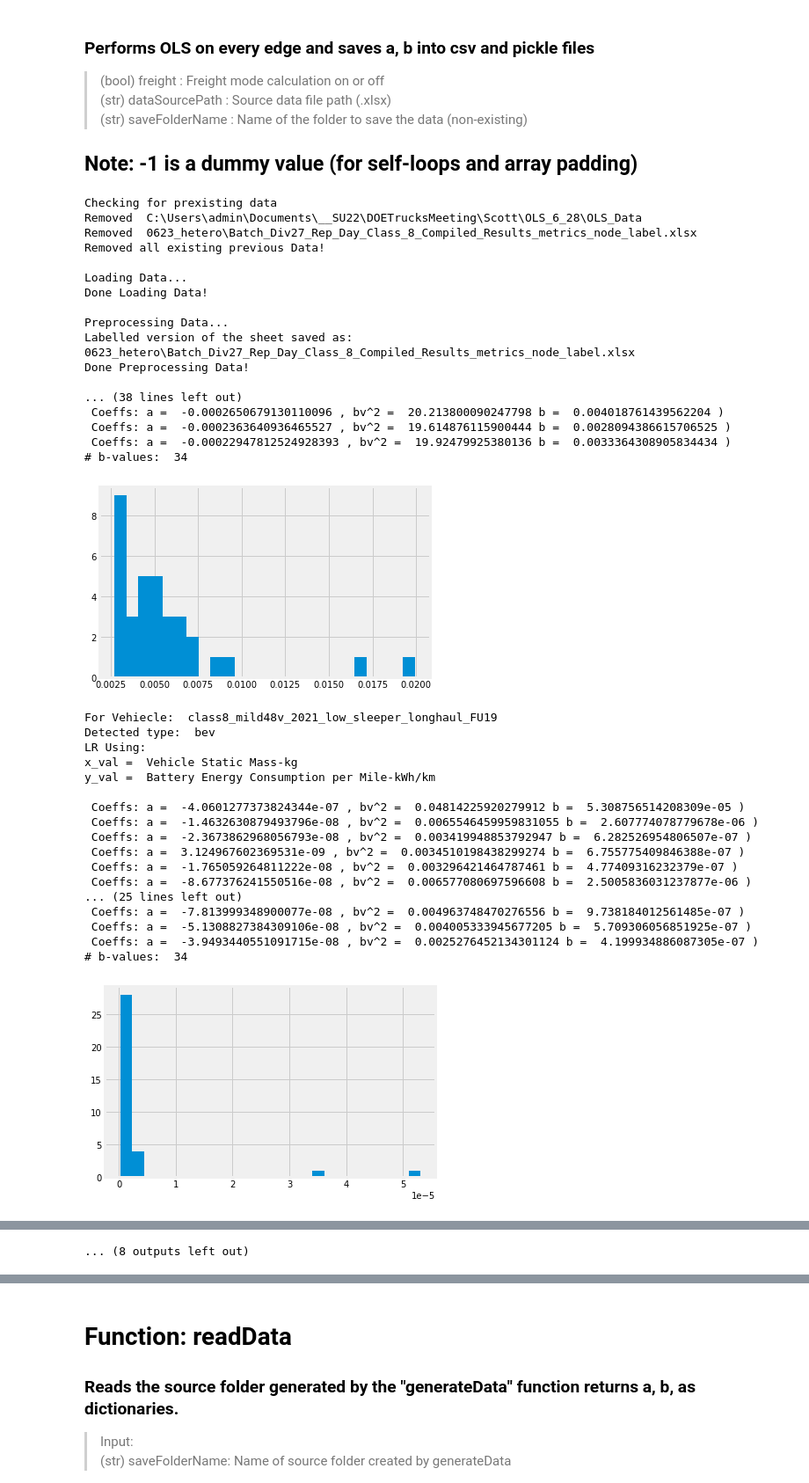
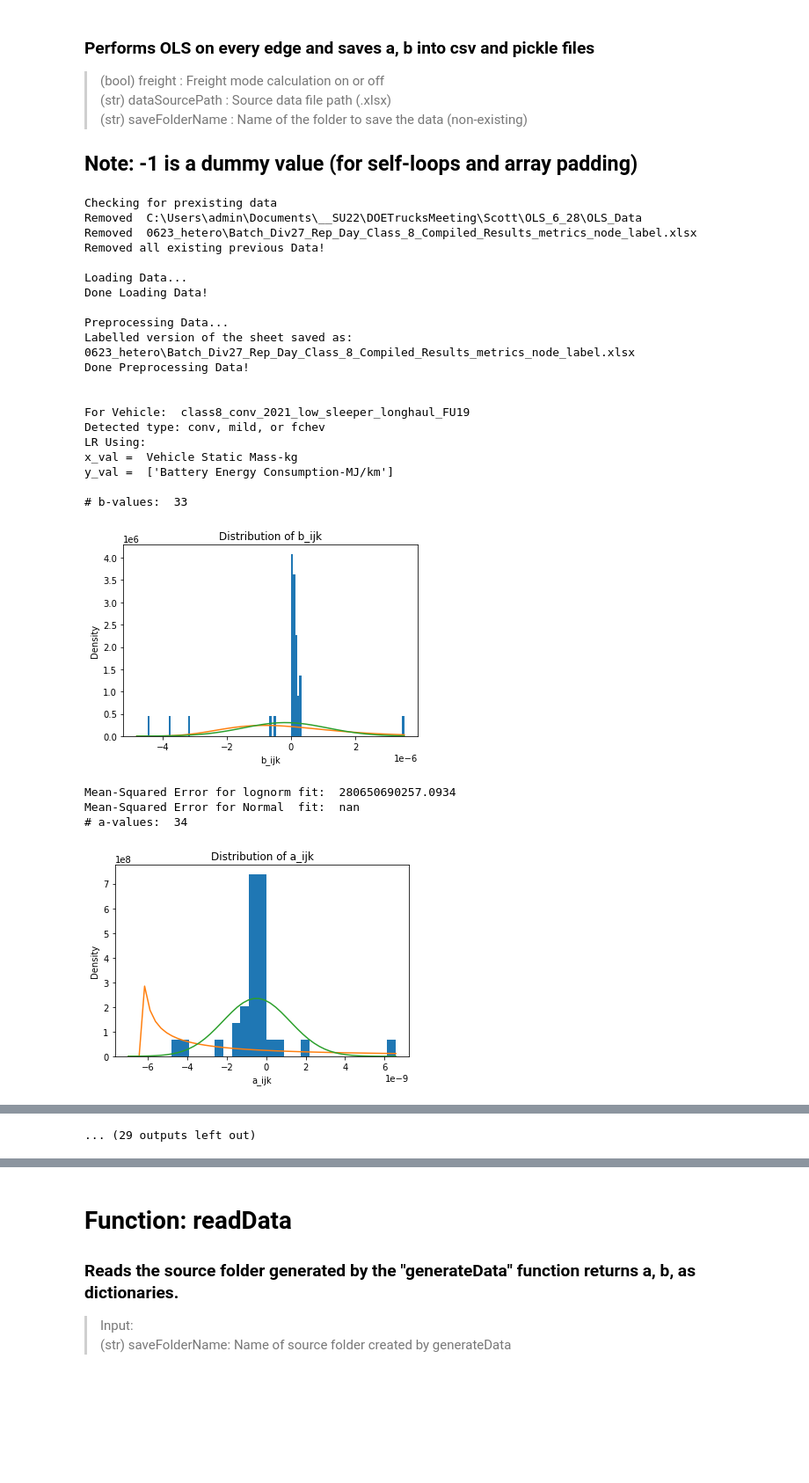
Before and after one commit to Chrislai502/DOETrucksMeeting, a Jupyter notebook: Scott/OLS_6_28/OLS.ipynb, the cells around one changed output, grey strips where cells are left out. Shown at 88% size. Drawn from its saved outputs; the diff is of its cells as text; code cells hidden in the pictures; blank space fills up the shorter version.

```diff
--- a/Scott/OLS_6_28/OLS.ipynb
+++ b/Scott/OLS_6_28/OLS.ipynb
@@ -12,3 +14,30 @@ import shutil
 os.getcwd()
 # %% [output]
 'C:\\Users\\admin\\Documents\\__SU22\\DOETrucksMeeting\\Scott\\OLS_6_28'
+# %%
+dataSourcePath = 'old_data\\Batch_Div27_2021_03_months_Conv_BE_RH_Base_Edges_Crr_Std_Results_metrics.xlsx'
+# %%
+# Load and trim Data
+print('Loading Data...')
+df = pd.read_excel(dataSourcePath, index_col=None, sheet_name = "DOE", \
+                   usecols=['Vehicle Model-none',\
+                      'Battery Energy Consumption per Mile-kWh/mi',\
+                      'Vehicle Static Mass-lbm',\
+#                           'Cycle Source-none',\
+                      'Average Total Speed-mph',\
+                      'Fuel Economy-mpg',\
+                      'Cycle Name-none',\
+                      'Cargo Mass-lbm'])
+# Doing conversions
+df['Fuel Economy-mpg'] = 1/(df['Fuel Economy-mpg']*1.60934)
+df['Cargo Mass-lbm'] = df['Cargo Mass-lbm']*0.453592
+df['Vehicle Static Mass-lbm'] = df['Vehicle Static Mass-lbm']*0.453592
+df['Battery Energy Consumption per Mile-kWh/mi'] = df['Battery Energy Consumption per Mile-kWh/mi']/1.60934
+df['Average Total Speed-mph'] = df['Average Total Speed-mph']*1.60934
+df = df.rename(columns={'Fuel Economy-mpg': 'Fuel Economy-g/km', 'Cargo Mass-lbm' : 'Cargo Mass-kg',\
+                        'Vehicle Static Mass-lbm' : 'Vehicle Static Mass-kg', \
+                        'Battery Energy Consumption per Mile-kWh/mi' : 'Battery Energy Consumption per Mile-kWh/km',\
+                        'Average Total Speed-mph' : 'Average Total Speed-km/h'
+                       })
+
+print('Done Loading Data!\n')
@@ -220,41 +412,31 @@ def generateData (dataSourcePath = 'Batch_Div27_2021_03_months_Conv_BE_RH_Base_E
 # %%
 %matplotlib inline
 dataSourcePath = '0623_hetero\\Batch_Div27_Rep_Day_Class_8_Compiled_Results_metrics.xlsx'
-generateData(dataSourcePath, saveFolderName = "OLS_Data")
+# dataSourcePath = 'old_data\\Batch_Div27_Class8_bev_1_Results_metrics.xlsx'
+generateData(dataSourcePath, saveFolderName = "OLS_Data", preprocessing = True)
 # %% [output]
 Checking for prexisting data
 Removed  C:\Users\admin\Documents\__SU22\DOETrucksMeeting\Scott\OLS_6_28\OLS_Data
 Removed  0623_hetero\Batch_Div27_Rep_Day_Class_8_Compiled_Results_metrics_node_label.xlsx
 Removed all existing previous Data!
 
 Loading Data...
 Done Loading Data!
 
 Preprocessing Data...
 Labelled version of the sheet saved as:  0623_hetero\Batch_Div27_Rep_Day_Class_8_Compiled_Results_metrics_node_label.xlsx
 Done Preprocessing Data!
 
-... (38 lines left out)
- Coeffs: a =  -0.0002650679130110096 , bv^2 =  20.213800090247798 b =  0.004018761439562204 )
- Coeffs: a =  -0.0002363640936465527 , bv^2 =  19.614876115900444 b =  0.0028094386615706525 )
- Coeffs: a =  -0.00022947812524928393 , bv^2 =  19.92479925380136 b =  0.0033364308905834434 )
-# b-values:  34
+
+For Vehicle:  class8_conv_2021_low_sleeper_longhaul_FU19
+Detected type: conv, mild, or fchev
+LR Using:
+x_val =  Vehicle Static Mass-kg
+y_val =  ['Battery Energy Consumption-MJ/km']
+
+# b-values:  33
-[figure, old version]
+[figure, new version]
-For Vehiecle:  class8_mild48v_2021_low_sleeper_longhaul_FU19
-Detected type:  bev
-LR Using:
-x_val =  Vehicle Static Mass-kg
-y_val =  Battery Energy Consumption per Mile-kWh/km
-
- Coeffs: a =  -4.0601277373824344e-07 , bv^2 =  0.04814225920279912 b =  5.308756514208309e-05 )
- Coeffs: a =  -1.4632630879493796e-08 , bv^2 =  0.0065546459959831055 b =  2.607774078779678e-06 )
- Coeffs: a =  -2.3673862968056793e-08 , bv^2 =  0.003419948853792947 b =  6.282526954806507e-07 )
- Coeffs: a =  3.124967602369531e-09 , bv^2 =  0.0034510198438299274 b =  6.755775409846388e-07 )
- Coeffs: a =  -1.765059264811222e-08 , bv^2 =  0.003296421464787461 b =  4.77409316232379e-07 )
- Coeffs: a =  -8.677376241550516e-08 , bv^2 =  0.006577080697596608 b =  2.5005836031237877e-06 )
-... (25 lines left out)
- Coeffs: a =  -7.813999348900077e-08 , bv^2 =  0.004963748470276556 b =  9.738184012561485e-07 )
- Coeffs: a =  -5.1308827384309106e-08 , bv^2 =  0.004005333945677205 b =  5.709306056851925e-07 )
- Coeffs: a =  -3.9493440551091715e-08 , bv^2 =  0.0025276452134301124 b =  4.199934886087305e-07 )
-# b-values:  34
+Mean-Squared Error for lognorm fit:  280650690257.0934
+Mean-Squared Error for Normal  fit:  nan
+# a-values:  34
-[figure, old version]
+[figure, new version]
@@ -333 +473 @@ y_val =  Fuel Economy-km/g
-... (8 outputs left out)
+... (29 outputs left out)
```
Also changed, not shown: parts of 22 cells of this notebook, 11 other files.
